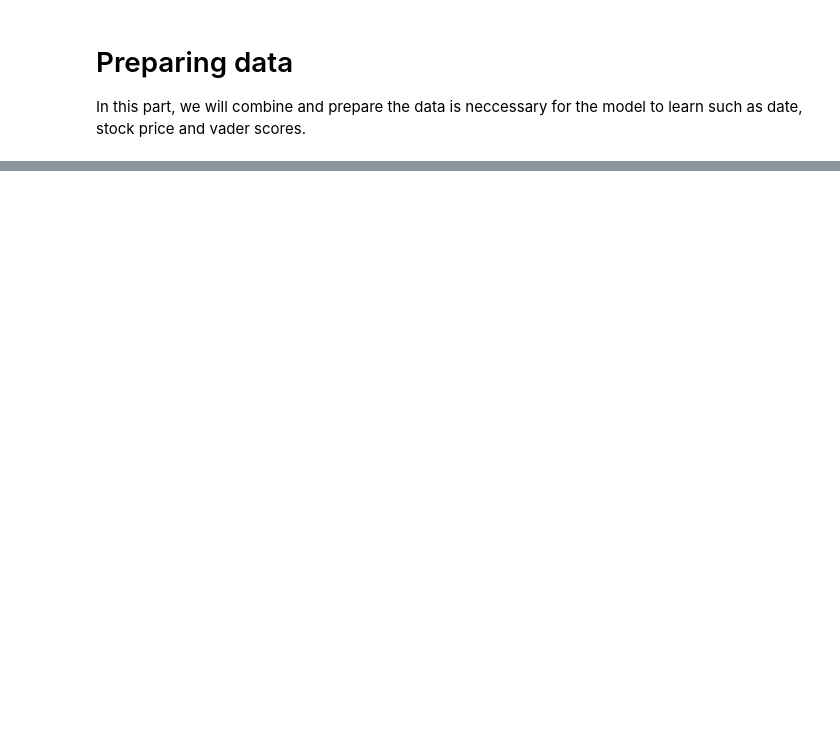
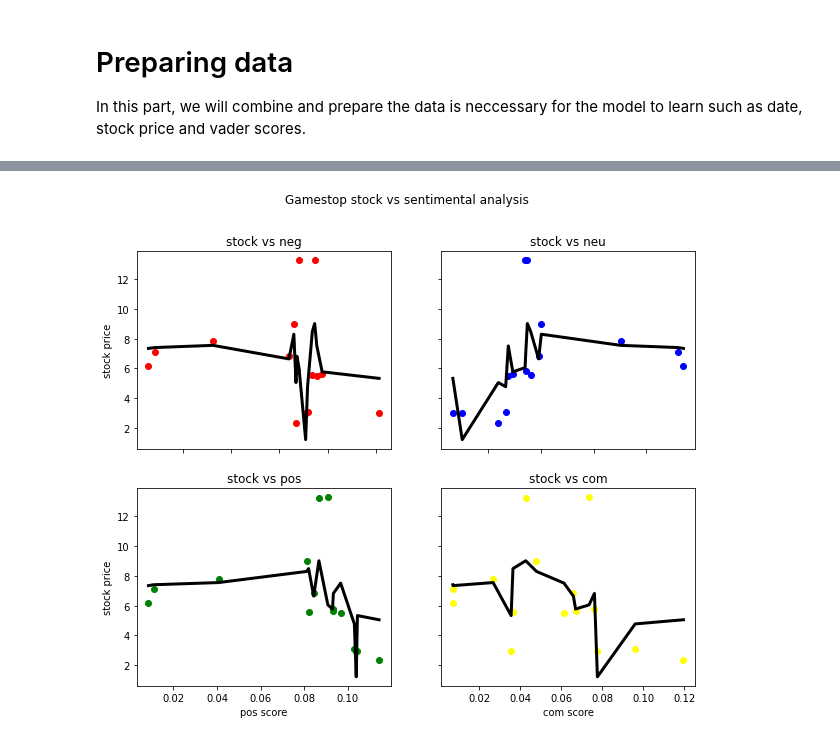
Before and after one commit to chriztaka1997/linear_reg_sentimental_analysis, a Jupyter notebook: analysis.ipynb, the cells around one changed output, grey strips where cells are left out. Cells and saved outputs as stored; diff of their text form; code cells hidden in the pictures; blank space fills up the shorter version.

```diff
--- a/analysis.ipynb
+++ b/analysis.ipynb
@@ -92,0 +101,6 @@ for i in range(len(amc_vader_date)):
+# %%
+#get stock date and change format
+for i in range(len(amc_stock_date)):
+  amc_stock_date[i] = amc_stock_date[i].split()[0]
+  amc_stock_date[i]=time.strptime(amc_stock_date[i],'%m/%d/%Y')
+  amc_stock_date[i]=time.strftime('%m/%d/%Y',amc_stock_date[i])
@@ -92,0 +286,3 @@ for i in range(len(amc_vader_date)):
+# %%
+# similar with the one above but with gm data
+reg_gm = LinearRegression().fit(gm_merge_df[['neg','neu','pos','com']], gm_merge_df[['close']])
@@ -92,0 +355,35 @@ for i in range(len(amc_vader_date)):
+# %%
+#plot gm
+fig, axs = plt.subplots(2,2)
+fig.suptitle('Gamestop stock vs sentimental analysis')
+fig.set_size_inches(10,8)
+
+gm_sort_neg = gm_merge_pred.sort_values(by=['neg'])
+axs[0,0].scatter(gm_sort_neg[['neg']],gm_sort_neg[['close']],color='red',label='neg')
+axs[0,0].plot(gm_sort_neg[['neg']], gm_sort_neg[['pred']], color='black', linewidth=3)
+axs[0,0].set_title('stock vs neg')
+axs[0,0].set(xlabel='neg score', ylabel='stock price')
+axs[0,0].label_outer()
+
+gm_sort_neu = gm_merge_pred.sort_values(by=['neu'])
+axs[0,1].scatter(gm_sort_neu[['neu']],gm_sort_neu[['close']],color='blue',label='neu')
+axs[0,1].plot(gm_sort_neu[['neu']], gm_sort_neu[['pred']], color='black', linewidth=3)
+axs[0,1].set_title('stock vs neu')
+axs[0,1].set(xlabel='neu score', ylabel='stock price')
+axs[0,1].label_outer()
+
+gm_sort_pos = gm_merge_pred.sort_values(by=['pos'])
+axs[1,0].scatter(gm_sort_pos[['pos']],gm_sort_pos[['close']],color='green',label='pos')
+axs[1,0].plot(gm_sort_pos[['pos']], gm_sort_pos[['pred']], color='black', linewidth=3)
+axs[1,0].set_title('stock vs pos')
+axs[1,0].set(xlabel='pos score', ylabel='stock price')
+axs[1,0].label_outer()
+
+gm_sort_com = gm_merge_pred.sort_values(by=['com'])
+axs[1,1].scatter(gm_sort_com[['com']],gm_sort_com[['close']],color='yellow',label='com')
+axs[1,1].plot(gm_sort_com[['com']], gm_sort_com[['pred']], color='black', linewidth=3)
+axs[1,1].set_title('stock vs com')
+axs[1,1].set(xlabel='com score', ylabel='stock price')
+axs[1,1].label_outer()
+# %% [output]
+[figure, added]
```
Also changed, not shown: parts of 44 cells of this notebook.
